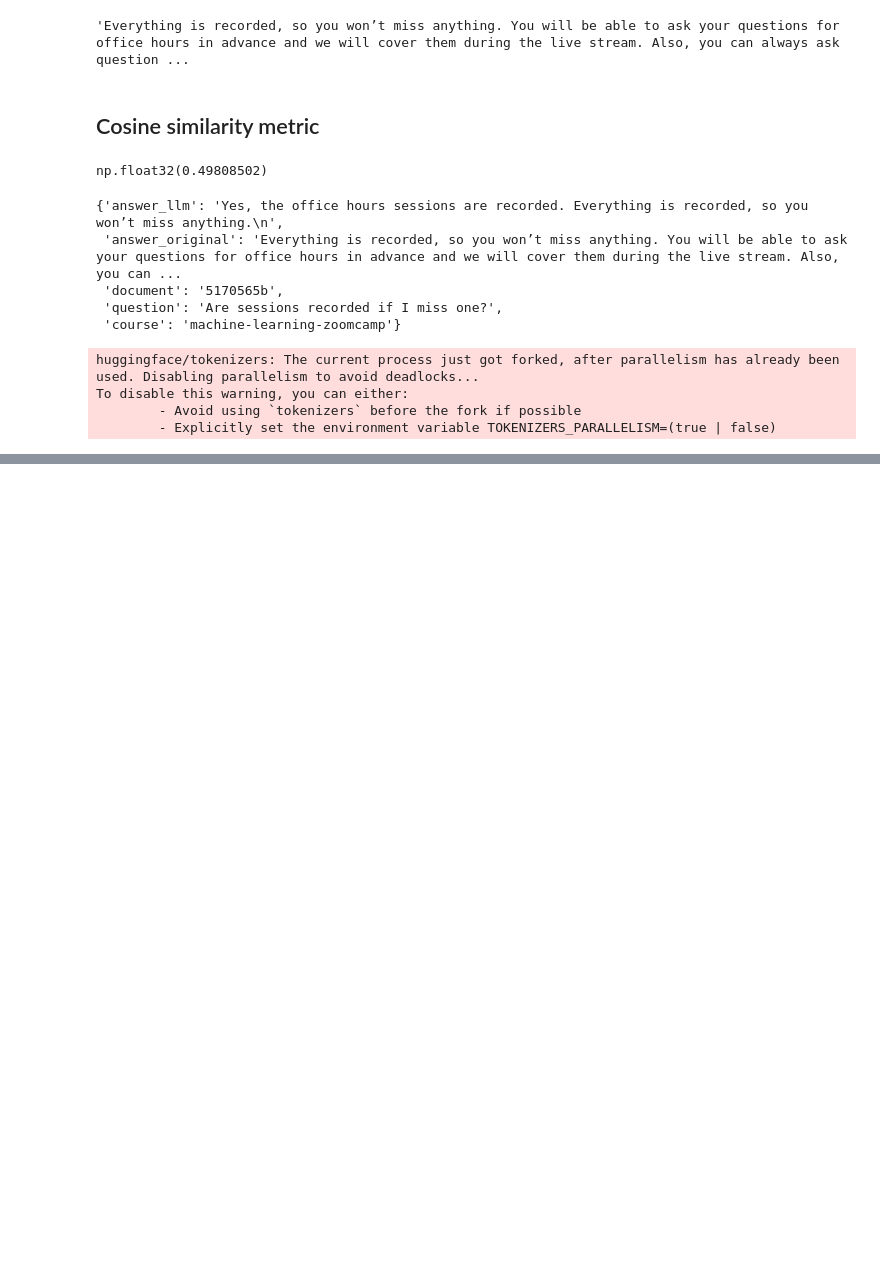
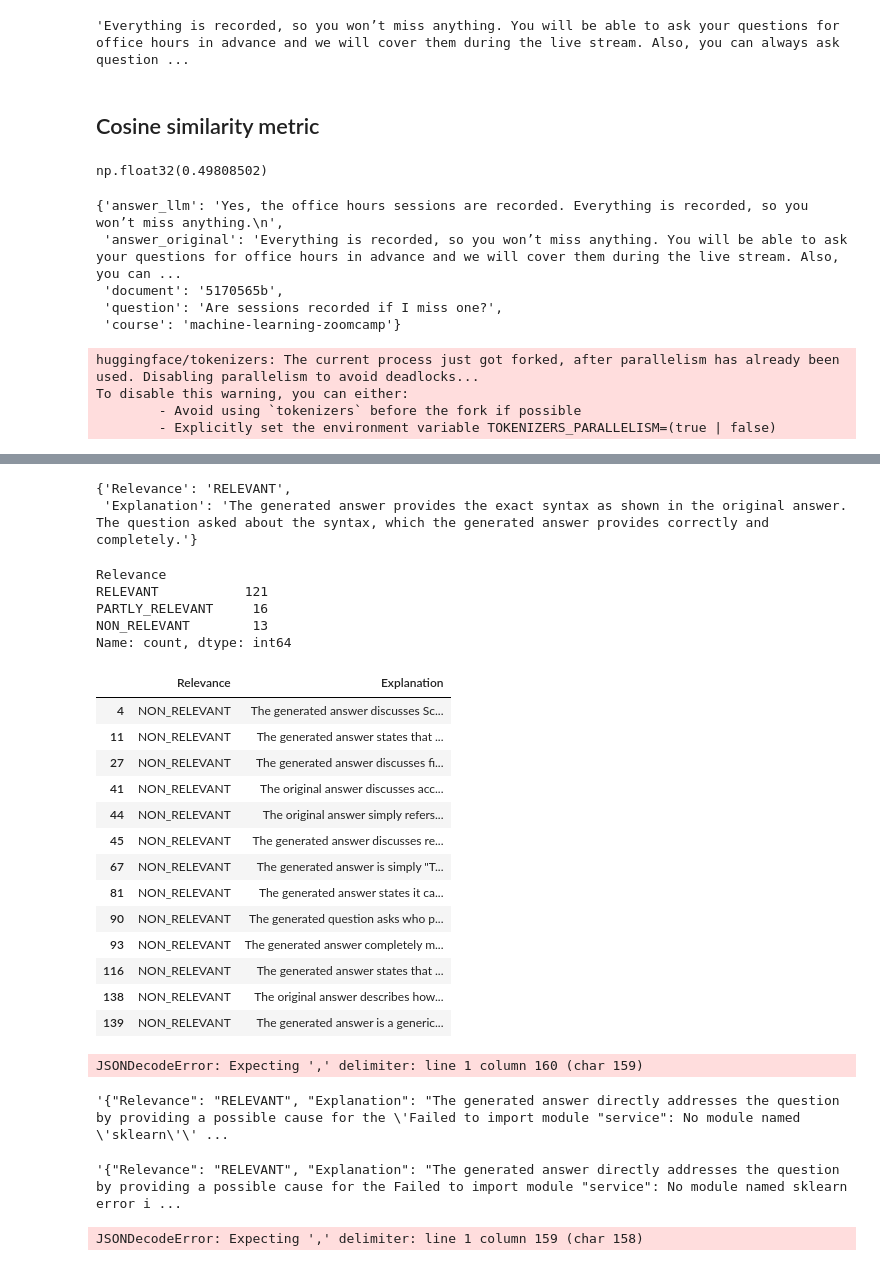
Before and after one commit to DaniloTeo/llm-zoomcamp-follow-along, a Jupyter notebook: 03-evaluation/offline-rag-evaluation.ipynb, the cells around one changed output, grey strips where cells are left out. Cells and saved outputs as stored; diff of their text form; code cells hidden in the pictures; blank space fills up the shorter version.

Commit message:
finished modules - missing homework

````diff
--- a/03-evaluation/offline-rag-evaluation.ipynb
+++ b/03-evaluation/offline-rag-evaluation.ipynb
@@ -273,0 +420,45 @@ df_gemini.to_csv('data/results-gemini.csv', index=False)
+# %%
+json.loads(answer)
+# %% [output]
+{'Relevance': 'RELEVANT',
+ 'Explanation': 'The generated answer provides the exact syntax as shown in the original answer. The question asked about the syntax, which the generated answer provides correctly and completely.'}
+# %%
+evaluations = []
+
+for record in tqdm(samples):
+    prompt = prompt1_template.format(**record)
+    evaluation = llm(prompt)
+    evaluations.append(evaluation.replace('```json', '', 1).replace('```', ''))
+# %%
+json_evaluations = []
+
+for i, str_eval in enumerate(evaluations):
+    json_eval = json.loads(str_eval)
+    json_evaluations.append(json_eval)
+# %%
+df_evaluations = pd.DataFrame(json_evaluations)
+# %%
+df_evaluations.Relevance.value_counts()
+# %% [output]
+Relevance
+RELEVANT           121
+PARTLY_RELEVANT     16
+NON_RELEVANT        13
+Name: count, dtype: int64
+# %%
+df_evaluations[df_evaluations.Relevance == 'NON_RELEVANT']
+# %% [output]
+|  | Relevance | Explanation |
+| 4 | NON_RELEVANT | The generated answer discusses Sc... |
+| 11 | NON_RELEVANT | The generated answer states that ... |
+| 27 | NON_RELEVANT | The generated answer discusses fi... |
+| 41 | NON_RELEVANT | The original answer discusses acc... |
+| 44 | NON_RELEVANT | The original answer simply refers... |
+| 45 | NON_RELEVANT | The generated answer discusses re... |
+| 67 | NON_RELEVANT | The generated answer is simply "T... |
+| 81 | NON_RELEVANT | The generated answer states it ca... |
+| 90 | NON_RELEVANT | The generated question asks who p... |
+| 93 | NON_RELEVANT | The generated answer completely m... |
+| 116 | NON_RELEVANT | The generated answer states that ... |
+| 138 | NON_RELEVANT | The original answer describes how... |
+| 139 | NON_RELEVANT | The generated answer is a generic... |
@@ -273,0 +472,21 @@ df_gemini.to_csv('data/results-gemini.csv', index=False)
+# %%
+json_evaluations_2 = []
+
+for i, str_eval in enumerate(evaluations_2):
+    json_eval = json.loads(str_eval)
+    json_evaluations_2.append(json_eval)
+# %% [output]
+JSONDecodeError: Expecting ',' delimiter: line 1 column 160 (char 159)
+# %%
+str_eval
+# %% [output]
+'{"Relevance": "RELEVANT", "Explanation": "The generated answer directly addresses the question by providing a possible cause for the \'Failed to import module "service": No module named \'sklearn\'\' ...
+# %%
+a = str_eval.replace('```json', '', 1).replace('```', '').replace("\'", '').replace('""', '\"')
+a
+# %% [output]
+'{"Relevance": "RELEVANT", "Explanation": "The generated answer directly addresses the question by providing a possible cause for the Failed to import module "service": No module named sklearn error i ...
+# %%
+json.loads(a)
+# %% [output]
+JSONDecodeError: Expecting ',' delimiter: line 1 column 159 (char 158)
````
Also changed, not shown: parts of 21 cells of this notebook.
